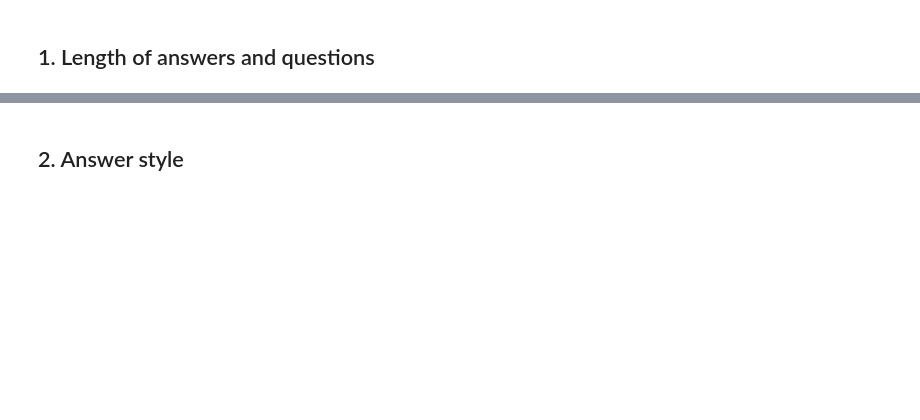
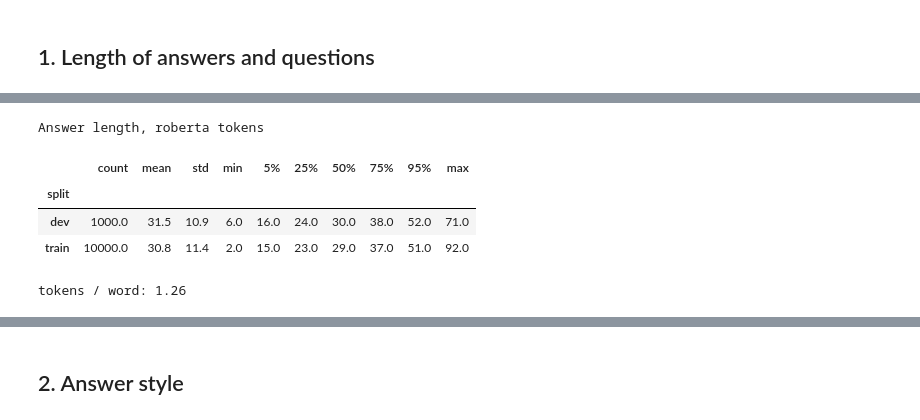
Before and after one commit to mohinska/mmculture-qa, a Jupyter notebook: notebooks/00_EDA.ipynb, the cells around one changed output, grey strips where cells are left out. Cells and saved outputs as stored; diff of their text form; code cells hidden in the pictures; blank space fills up the shorter version.

```diff
--- a/notebooks/00_EDA.ipynb
+++ b/notebooks/00_EDA.ipynb
@@ -49,3 +72,16 @@ print("Sentences per answer"); display(pd.crosstab(df["split"], df["a_sents"].cl
+# %%
+from transformers import AutoTokenizer  # already installed for bert_score
+tok = AutoTokenizer.from_pretrained("roberta-large")  # the BERTScore model
+df["a_tokens"] = [len(x) - 2 for x in tok(df["answer"].tolist())["input_ids"]]  # minus <s>, </s>
+print("Answer length, roberta tokens"); display(df.groupby("split")["a_tokens"].describe(percentiles=[.05, .25, .5, .75, .95]).round(1))
+print("tokens / word:", (df["a_tokens"].sum() / df["a_words"].sum()).round(2))
+# %% [output]
+Answer length, roberta tokens
+|  | count | mean | std | min | 5% | 25% | 50% | 75% | 95% | max |
+| split |  |  |  |  |  |  |  |  |  |  |
+| dev | 1000.0 | 31.5 | 10.9 | 6.0 | 16.0 | 24.0 | 30.0 | 38.0 | 52.0 | 71.0 |
+| train | 10000.0 | 30.8 | 11.4 | 2.0 | 15.0 | 23.0 | 29.0 | 37.0 | 51.0 | 92.0 |
+tokens / word: 1.26
 # %%
 fig, axes = plt.subplots(1, 2, figsize=(11, 3.5))
 for split, g in df.groupby("split"):
```
Also changed, not shown: parts of 13 cells of this notebook, 7 other files.
